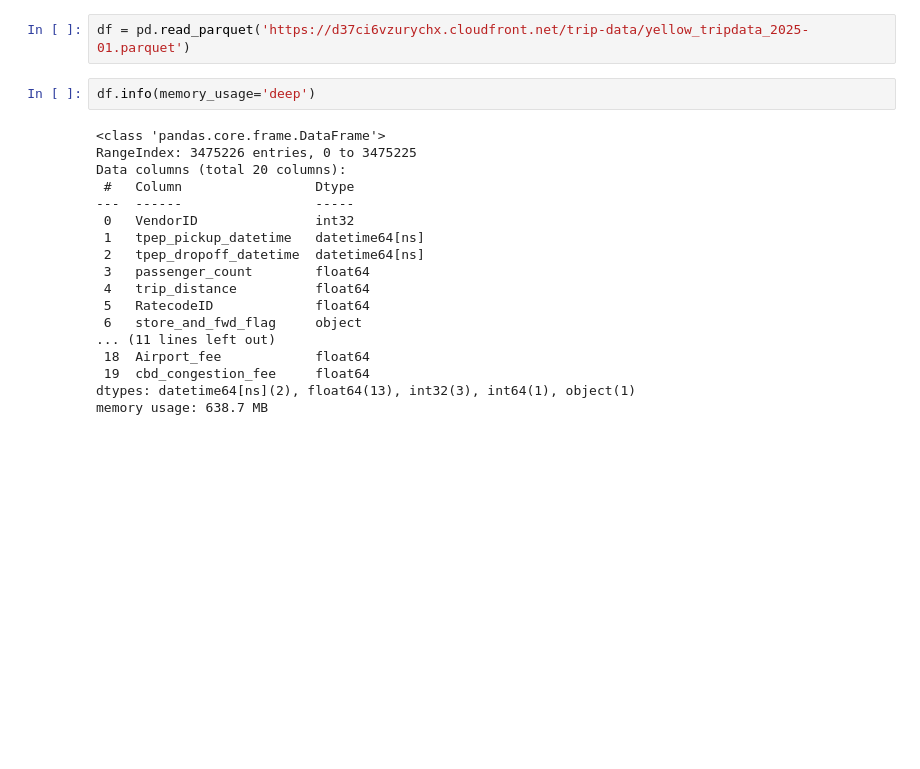
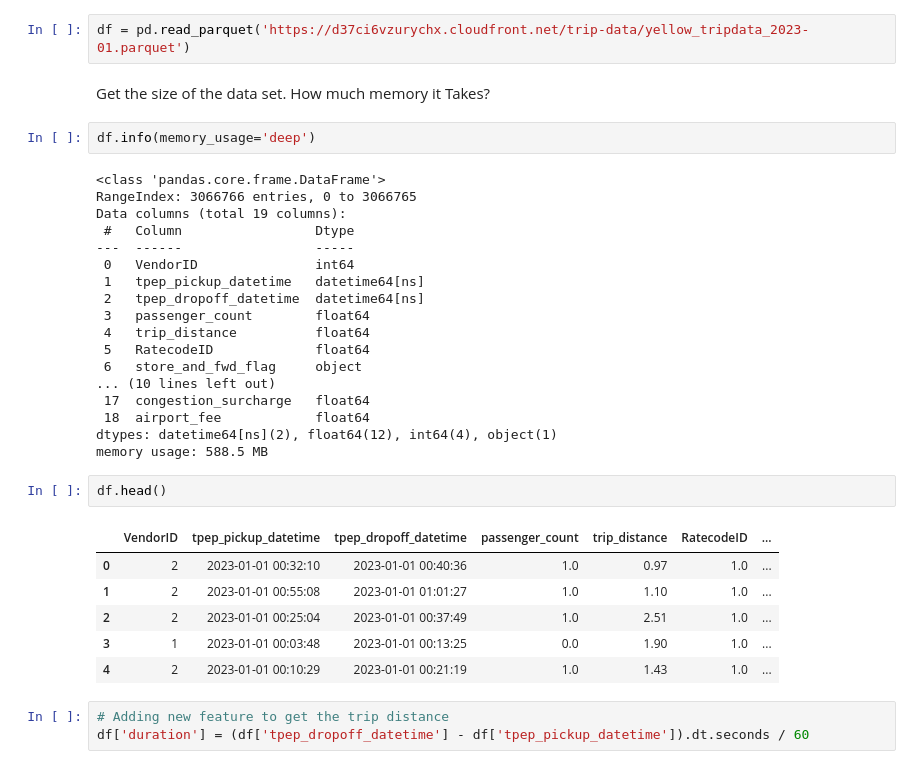
Before and after one commit to Abdelrahman-Adnan/mlops-zoomcamp, a Jupyter notebook: 01-intro/homework.ipynb, the cells around one changed output. Cells and saved outputs as stored; diff of their text form; blank space fills up the shorter version.

```diff
--- a/01-intro/homework.ipynb
+++ b/01-intro/homework.ipynb
@@ -8,22 +16,36 @@ except:
 # %%
-df = pd.read_parquet('https://d37ci6vzurychx.cloudfront.net/trip-data/yellow_tripdata_2025-01.parquet')
+df = pd.read_parquet('https://d37ci6vzurychx.cloudfront.net/trip-data/yellow_tripdata_2023-01.parquet')
+# %% [markdown]
+Get the size of the data set. How much memory it Takes?
 # %%
 df.info(memory_usage='deep')
 # %% [output]
 <class 'pandas.core.frame.DataFrame'>
-RangeIndex: 3475226 entries, 0 to 3475225
-Data columns (total 20 columns):
+RangeIndex: 3066766 entries, 0 to 3066765
+Data columns (total 19 columns):
  #   Column                 Dtype
 ---  ------                 -----
- 0   VendorID               int32
+ 0   VendorID               int64
  1   tpep_pickup_datetime   datetime64[ns]
  2   tpep_dropoff_datetime  datetime64[ns]
  3   passenger_count        float64
  4   trip_distance          float64
  5   RatecodeID             float64
  6   store_and_fwd_flag     object
-... (11 lines left out)
- 18  Airport_fee            float64
- 19  cbd_congestion_fee     float64
-dtypes: datetime64[ns](2), float64(13), int32(3), int64(1), object(1)
-memory usage: 638.7 MB
+... (10 lines left out)
+ 17  congestion_surcharge   float64
+ 18  airport_fee            float64
+dtypes: datetime64[ns](2), float64(12), int64(4), object(1)
+memory usage: 588.5 MB
+# %%
+df.head()
+# %% [output]
+|  | VendorID | tpep_pickup_datetime | tpep_dropoff_datetime | passenger_count | trip_distance | RatecodeID | ... |
+| 0 | 2 | 2023-01-01 00:32:10 | 2023-01-01 00:40:36 | 1.0 | 0.97 | 1.0 | ... |
+| 1 | 2 | 2023-01-01 00:55:08 | 2023-01-01 01:01:27 | 1.0 | 1.10 | 1.0 | ... |
+| 2 | 2 | 2023-01-01 00:25:04 | 2023-01-01 00:37:49 | 1.0 | 2.51 | 1.0 | ... |
+| 3 | 1 | 2023-01-01 00:03:48 | 2023-01-01 00:13:25 | 0.0 | 1.90 | 1.0 | ... |
+| 4 | 2 | 2023-01-01 00:10:29 | 2023-01-01 00:21:19 | 1.0 | 1.43 | 1.0 | ... |
+# %%
+# Adding new feature to get the trip distance
+df['duration'] = (df['tpep_dropoff_datetime'] - df['tpep_pickup_datetime']).dt.seconds / 60
```
Also changed, not shown: parts of 18 cells of this notebook.
